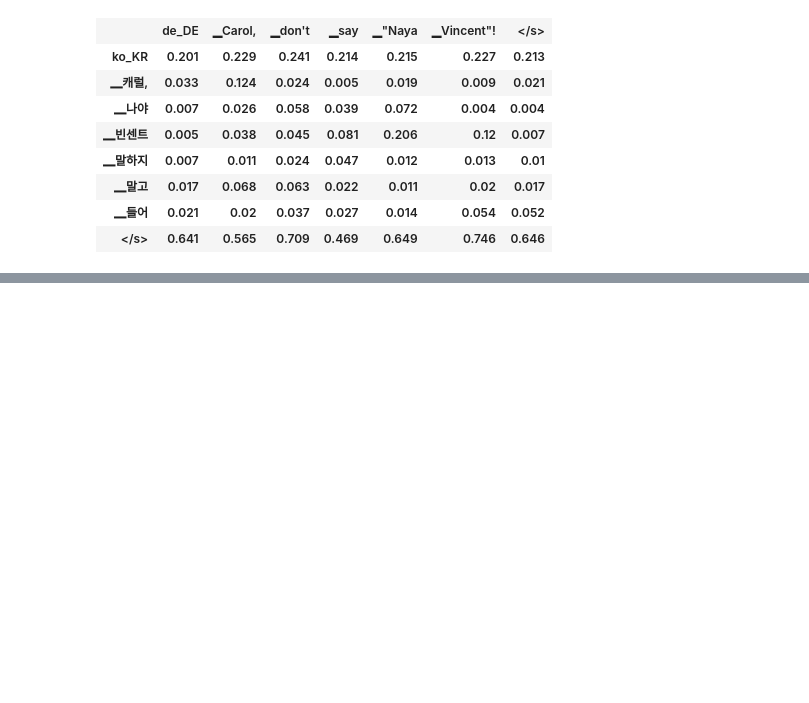
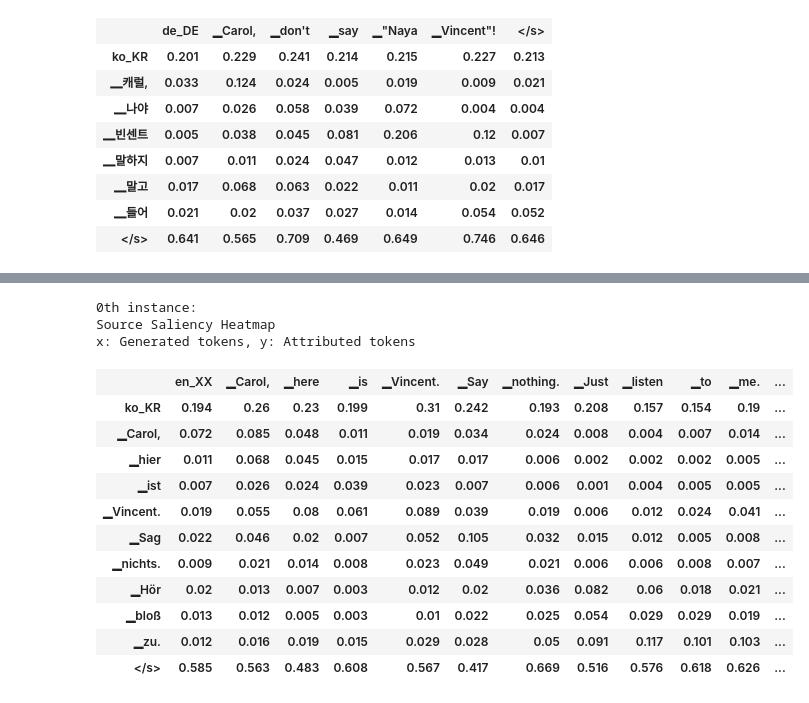
Before and after one commit to lsickert/rude-nmt, a Jupyter notebook: rude_nmt/attention_experiments.ipynb, the cells around one changed output, grey strips where cells are left out. Saved outputs shown, nothing was run; the diff lists cells and outputs as text; code cells hidden in the pictures; blank space fills up the shorter version.

```diff
--- a/rude_nmt/attention_experiments.ipynb
+++ b/rude_nmt/attention_experiments.ipynb
@@ -203,0 +263,18 @@ mbart_model_en_de = inseq.load_model(
+# %%
+mbart_attributions_ko_en.sequence_attributions[0].show()
+# %% [output]
+0th instance:
+Source Saliency Heatmap
+x: Generated tokens, y: Attributed tokens
+|  | en_XX | ▁Carol, | ▁here | ▁is | ▁Vincent. | ▁Say | ▁nothing. | ▁Just | ▁listen | ▁to | ▁me. | ... |
+| ko_KR | 0.194 | 0.26 | 0.23 | 0.199 | 0.31 | 0.242 | 0.193 | 0.208 | 0.157 | 0.154 | 0.19 | ... |
+| ▁Carol, | 0.072 | 0.085 | 0.048 | 0.011 | 0.019 | 0.034 | 0.024 | 0.008 | 0.004 | 0.007 | 0.014 | ... |
+| ▁hier | 0.011 | 0.068 | 0.045 | 0.015 | 0.017 | 0.017 | 0.006 | 0.002 | 0.002 | 0.002 | 0.005 | ... |
+| ▁ist | 0.007 | 0.026 | 0.024 | 0.039 | 0.023 | 0.007 | 0.006 | 0.001 | 0.004 | 0.005 | 0.005 | ... |
+| ▁Vincent. | 0.019 | 0.055 | 0.08 | 0.061 | 0.089 | 0.039 | 0.019 | 0.006 | 0.012 | 0.024 | 0.041 | ... |
+| ▁Sag | 0.022 | 0.046 | 0.02 | 0.007 | 0.052 | 0.105 | 0.032 | 0.015 | 0.012 | 0.005 | 0.008 | ... |
+| ▁nichts. | 0.009 | 0.021 | 0.014 | 0.008 | 0.023 | 0.049 | 0.021 | 0.006 | 0.006 | 0.008 | 0.007 | ... |
+| ▁Hör | 0.02 | 0.013 | 0.007 | 0.003 | 0.012 | 0.02 | 0.036 | 0.082 | 0.06 | 0.018 | 0.021 | ... |
+| ▁bloß | 0.013 | 0.012 | 0.005 | 0.003 | 0.01 | 0.022 | 0.025 | 0.054 | 0.029 | 0.029 | 0.019 | ... |
+| ▁zu. | 0.012 | 0.016 | 0.019 | 0.015 | 0.029 | 0.028 | 0.05 | 0.091 | 0.117 | 0.101 | 0.103 | ... |
+| </s> | 0.585 | 0.563 | 0.483 | 0.608 | 0.567 | 0.417 | 0.669 | 0.516 | 0.576 | 0.618 | 0.626 | ... |
```
Also changed, not shown: parts of 23 cells of this notebook, 4 other files.
